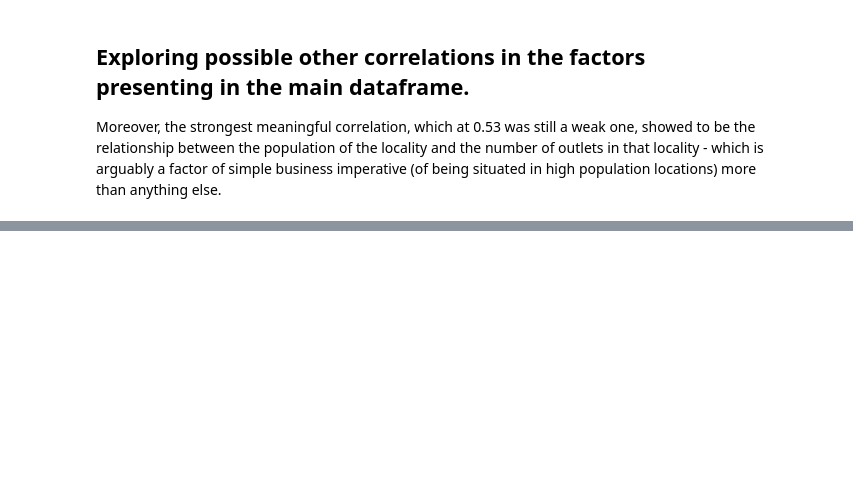
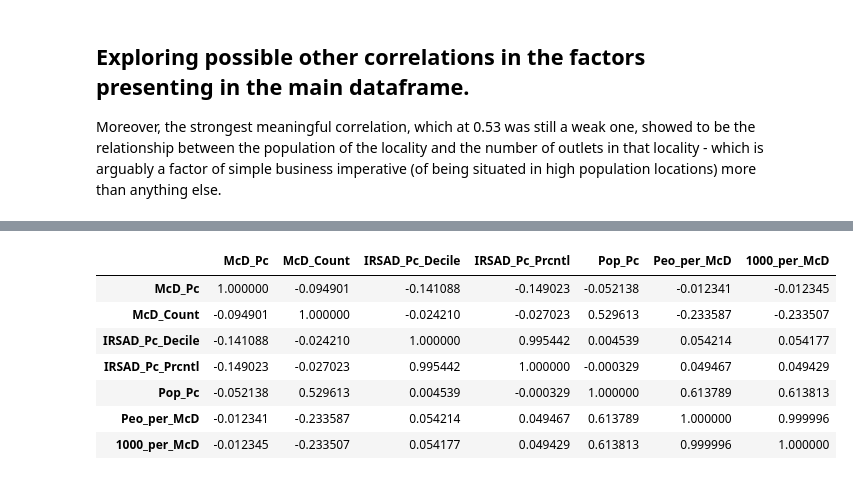
Before and after one commit to shumanp/MaccasAUS, a Jupyter notebook: MaccasAUS-v2.ipynb, the cells around one changed output, grey strips where cells are left out. Cells and saved outputs as stored; diff of their text form; code cells hidden in the pictures; blank space fills up the shorter version.

Commit message:
slight mod in code re .corr method

```diff
--- a/MaccasAUS-v2.ipynb
+++ b/MaccasAUS-v2.ipynb
@@ -376,0 +357,13 @@ McD_AU.corr().style.background_gradient()
+# %%
+# titanic.corr().style.background_gradient()
+McD_AU.select_dtypes(include='number').corr().style.background_gradient()
+#                    ^ NB the .corr method requires crosstabs of numbers only, whilst the McD_AU df contains 1x string col re LGA names
+# %% [output]
+|  | McD_Pc | McD_Count | IRSAD_Pc_Decile | IRSAD_Pc_Prcntl | Pop_Pc | Peo_per_McD | 1000_per_McD |
+| McD_Pc | 1.000000 | -0.094901 | -0.141088 | -0.149023 | -0.052138 | -0.012341 | -0.012345 |
+| McD_Count | -0.094901 | 1.000000 | -0.024210 | -0.027023 | 0.529613 | -0.233587 | -0.233507 |
+| IRSAD_Pc_Decile | -0.141088 | -0.024210 | 1.000000 | 0.995442 | 0.004539 | 0.054214 | 0.054177 |
+| IRSAD_Pc_Prcntl | -0.149023 | -0.027023 | 0.995442 | 1.000000 | -0.000329 | 0.049467 | 0.049429 |
+| Pop_Pc | -0.052138 | 0.529613 | 0.004539 | -0.000329 | 1.000000 | 0.613789 | 0.613813 |
+| Peo_per_McD | -0.012341 | -0.233587 | 0.054214 | 0.049467 | 0.613789 | 1.000000 | 0.999996 |
+| 1000_per_McD | -0.012345 | -0.233507 | 0.054177 | 0.049429 | 0.613813 | 0.999996 | 1.000000 |
```
Also changed, not shown: parts of 17 cells of this notebook.
